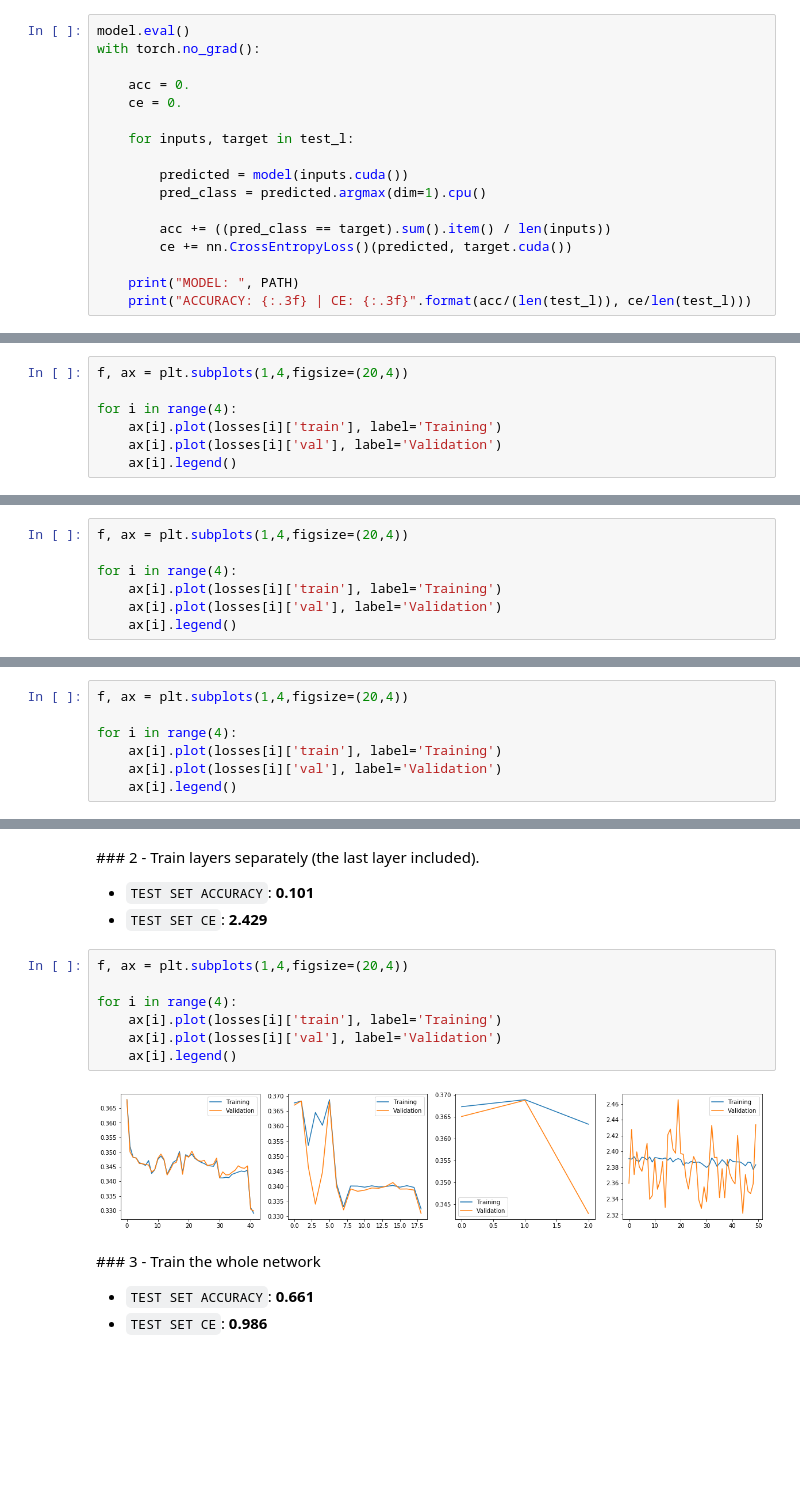
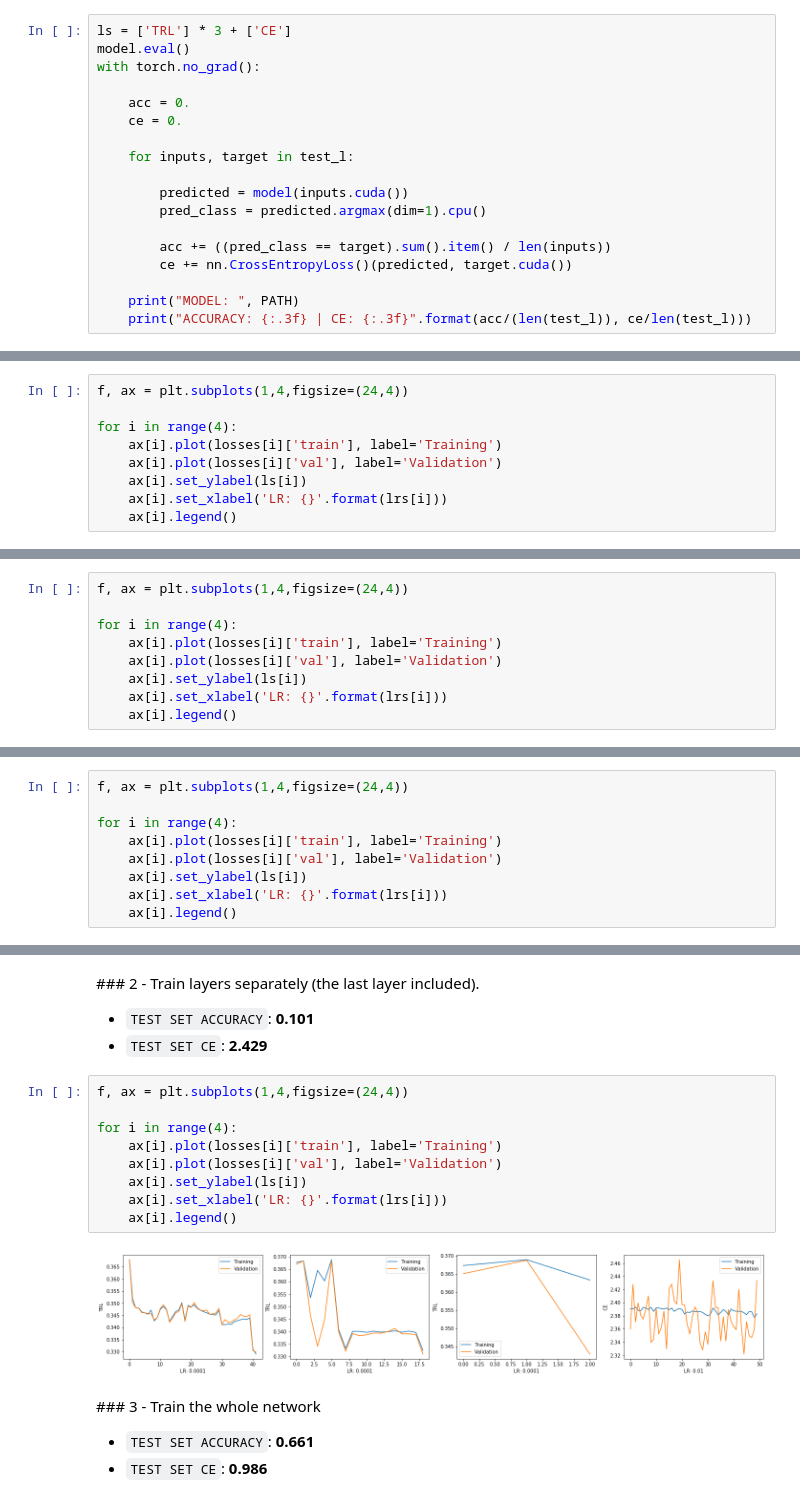
Before and after one commit to canaltinigne/layerwise-training, a Jupyter notebook: Evaluation.ipynb, the cells around one changed output, grey strips where cells are left out. Drawn from its saved outputs; the diff is of its cells as text; blank space fills up the shorter version.

```diff
--- a/Evaluation.ipynb
+++ b/Evaluation.ipynb
@@ -94,6 +101,7 @@ LOAD: models/ep_50_lr_0.001_b_32_l_ce_n_ff_d_cifar10_layer_0_full_1/ep_48.pth.ta
 # %% [markdown]
 # 3. Test Accuracy
 # %%
+ls = ['TRL'] * 3 + ['CE']
 model.eval()
 with torch.no_grad():
 
@@ -125,8 +135,10 @@ ACCURACY: 0.661 | CE: 0.986
 # %%
-f, ax = plt.subplots(1,4,figsize=(20,4))
+f, ax = plt.subplots(1,4,figsize=(24,4))
 
 for i in range(4):
     ax[i].plot(losses[i]['train'], label='Training')
     ax[i].plot(losses[i]['val'], label='Validation')
+    ax[i].set_ylabel(ls[i])
+    ax[i].set_xlabel('LR: {}'.format(lrs[i]))
     ax[i].legend()
 # %% [output]
@@ -137,10 +149,12 @@ for i in range(4):
 - `TEST SET ACCURACY`: __0.103__
 - `TEST SET CE`: __2.303__
 # %%
-f, ax = plt.subplots(1,4,figsize=(20,4))
+f, ax = plt.subplots(1,4,figsize=(24,4))
 
 for i in range(4):
     ax[i].plot(losses[i]['train'], label='Training')
     ax[i].plot(losses[i]['val'], label='Validation')
+    ax[i].set_ylabel(ls[i])
+    ax[i].set_xlabel('LR: {}'.format(lrs[i]))
     ax[i].legend()
 # %% [output]
@@ -171,10 +187,12 @@ ax[-1].legend()
 - `TEST SET ACCURACY`: __0.466__
 - `TEST SET CE`: __1.498__
 # %%
-f, ax = plt.subplots(1,4,figsize=(20,4))
+f, ax = plt.subplots(1,4,figsize=(24,4))
 
 for i in range(4):
     ax[i].plot(losses[i]['train'], label='Training')
     ax[i].plot(losses[i]['val'], label='Validation')
+    ax[i].set_ylabel(ls[i])
+    ax[i].set_xlabel('LR: {}'.format(lrs[i]))
     ax[i].legend()
 # %% [output]
@@ -185,14 +203,16 @@ for i in range(4):
 - `TEST SET ACCURACY`: __0.101__
 - `TEST SET CE`: __2.429__
 # %%
-f, ax = plt.subplots(1,4,figsize=(20,4))
+f, ax = plt.subplots(1,4,figsize=(24,4))
 
 for i in range(4):
     ax[i].plot(losses[i]['train'], label='Training')
     ax[i].plot(losses[i]['val'], label='Validation')
+    ax[i].set_ylabel(ls[i])
+    ax[i].set_xlabel('LR: {}'.format(lrs[i]))
     ax[i].legend()
 # %% [output]
-[figure, old version]
+[figure, new version]
 # %% [markdown]
 ### 3 - Train the whole network
 
```
Also changed, not shown: parts of 10 cells of this notebook.
